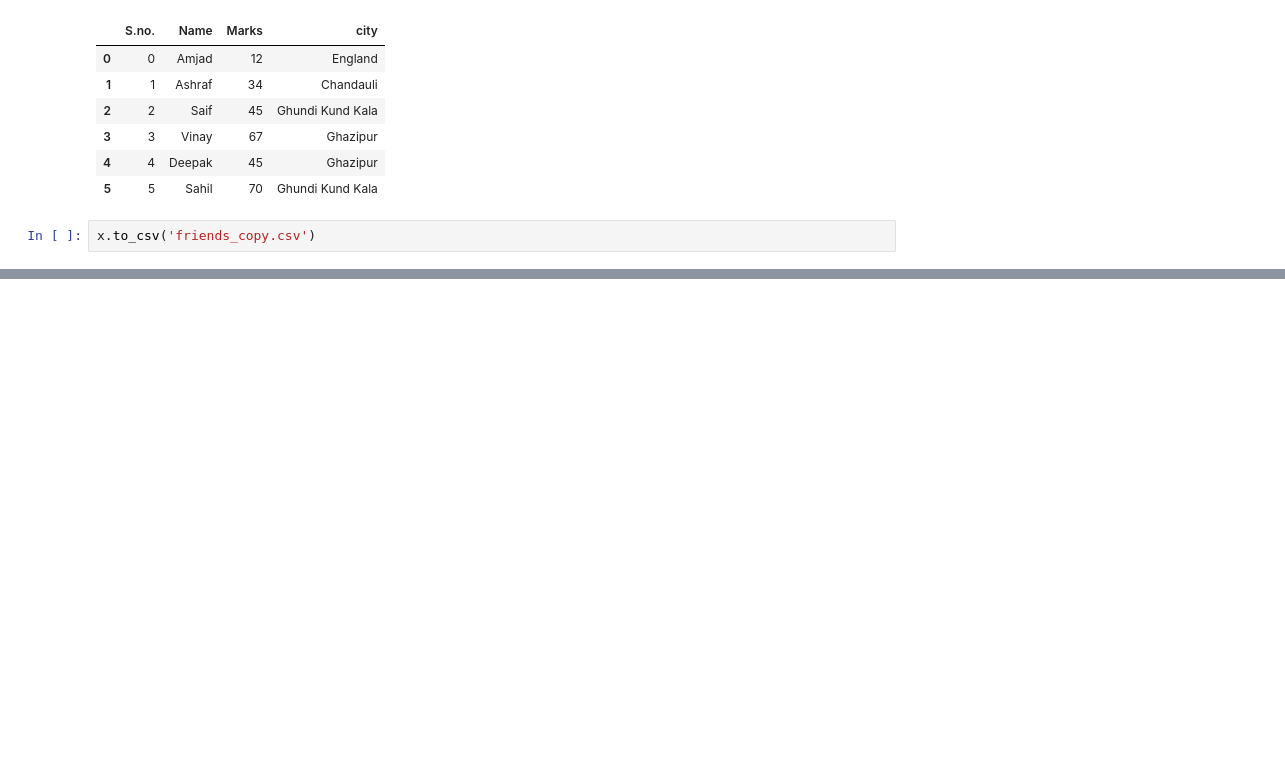
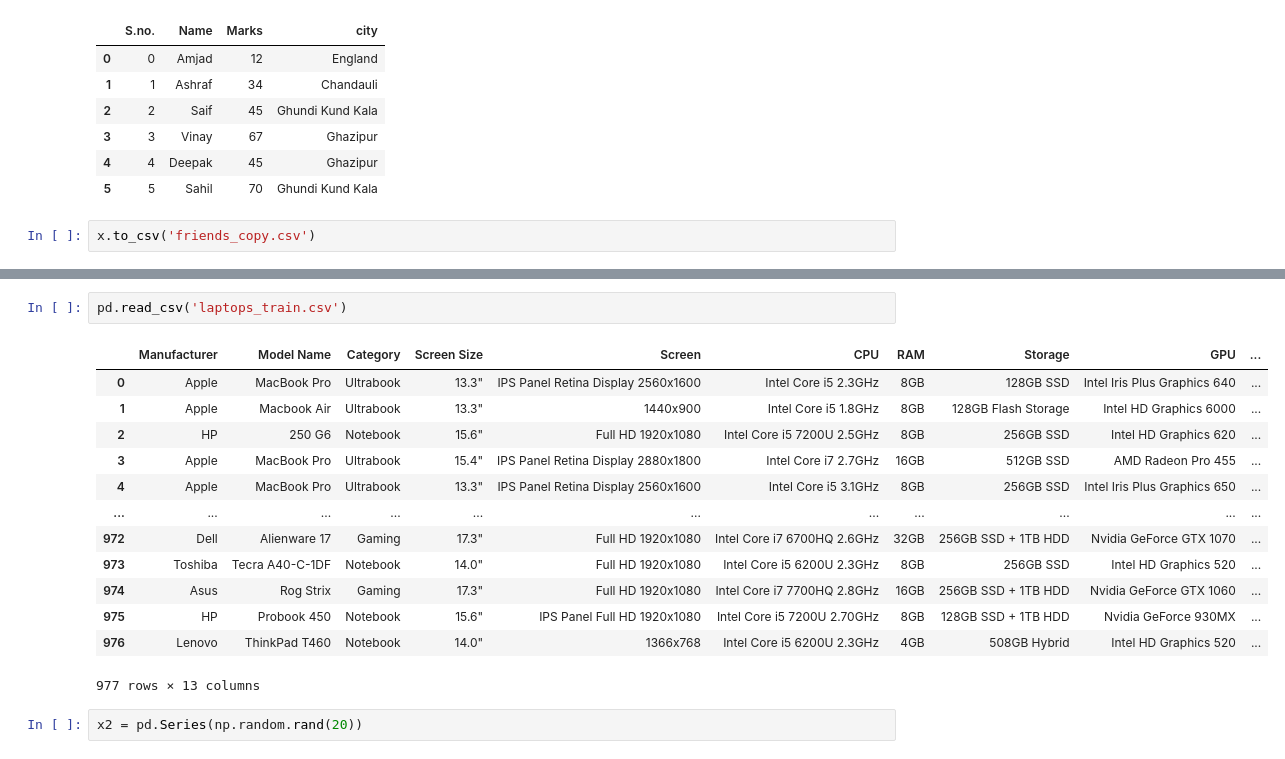
Before and after one commit to Amjadali168/Pandas, a Jupyter notebook: dataframes.ipynb, the cells around one changed output, grey strips where cells are left out. Drawn from its saved outputs; the diff is of its cells as text; blank space fills up the shorter version.

```diff
--- a/dataframes.ipynb
+++ b/dataframes.ipynb
@@ -90,0 +145,18 @@ x.to_csv('friends_copy.csv')
+# %%
+pd.read_csv('laptops_train.csv')
+# %% [output]
+|  | Manufacturer | Model Name | Category | Screen Size | Screen | CPU | RAM | Storage | GPU | ... |
+| 0 | Apple | MacBook Pro | Ultrabook | 13.3" | IPS Panel Retina Display 2560x1600 | Intel Core i5 2.3GHz | 8GB | 128GB SSD | Intel Iris Plus Graphics 640 | ... |
+| 1 | Apple | Macbook Air | Ultrabook | 13.3" | 1440x900 | Intel Core i5 1.8GHz | 8GB | 128GB Flash Storage | Intel HD Graphics 6000 | ... |
+| 2 | HP | 250 G6 | Notebook | 15.6" | Full HD 1920x1080 | Intel Core i5 7200U 2.5GHz | 8GB | 256GB SSD | Intel HD Graphics 620 | ... |
+| 3 | Apple | MacBook Pro | Ultrabook | 15.4" | IPS Panel Retina Display 2880x1800 | Intel Core i7 2.7GHz | 16GB | 512GB SSD | AMD Radeon Pro 455 | ... |
+| 4 | Apple | MacBook Pro | Ultrabook | 13.3" | IPS Panel Retina Display 2560x1600 | Intel Core i5 3.1GHz | 8GB | 256GB SSD | Intel Iris Plus Graphics 650 | ... |
+| ... | ... | ... | ... | ... | ... | ... | ... | ... | ... | ... |
+| 972 | Dell | Alienware 17 | Gaming | 17.3" | Full HD 1920x1080 | Intel Core i7 6700HQ 2.6GHz | 32GB | 256GB SSD + 1TB HDD | Nvidia GeForce GTX 1070 | ... |
+| 973 | Toshiba | Tecra A40-C-1DF | Notebook | 14.0" | Full HD 1920x1080 | Intel Core i5 6200U 2.3GHz | 8GB | 256GB SSD | Intel HD Graphics 520 | ... |
+| 974 | Asus | Rog Strix | Gaming | 17.3" | Full HD 1920x1080 | Intel Core i7 7700HQ 2.8GHz | 16GB | 256GB SSD + 1TB HDD | Nvidia GeForce GTX 1060 | ... |
+| 975 | HP | Probook 450 | Notebook | 15.6" | IPS Panel Full HD 1920x1080 | Intel Core i5 7200U 2.70GHz | 8GB | 128GB SSD + 1TB HDD | Nvidia GeForce 930MX | ... |
+| 976 | Lenovo | ThinkPad T460 | Notebook | 14.0" | 1366x768 | Intel Core i5 6200U 2.3GHz | 4GB | 508GB Hybrid | Intel HD Graphics 520 | ... |
+977 rows × 13 columns
+# %%
+x2 = pd.Series(np.random.rand(20))
```
Also changed, not shown: parts of 11 cells of this notebook, 2 other files.
